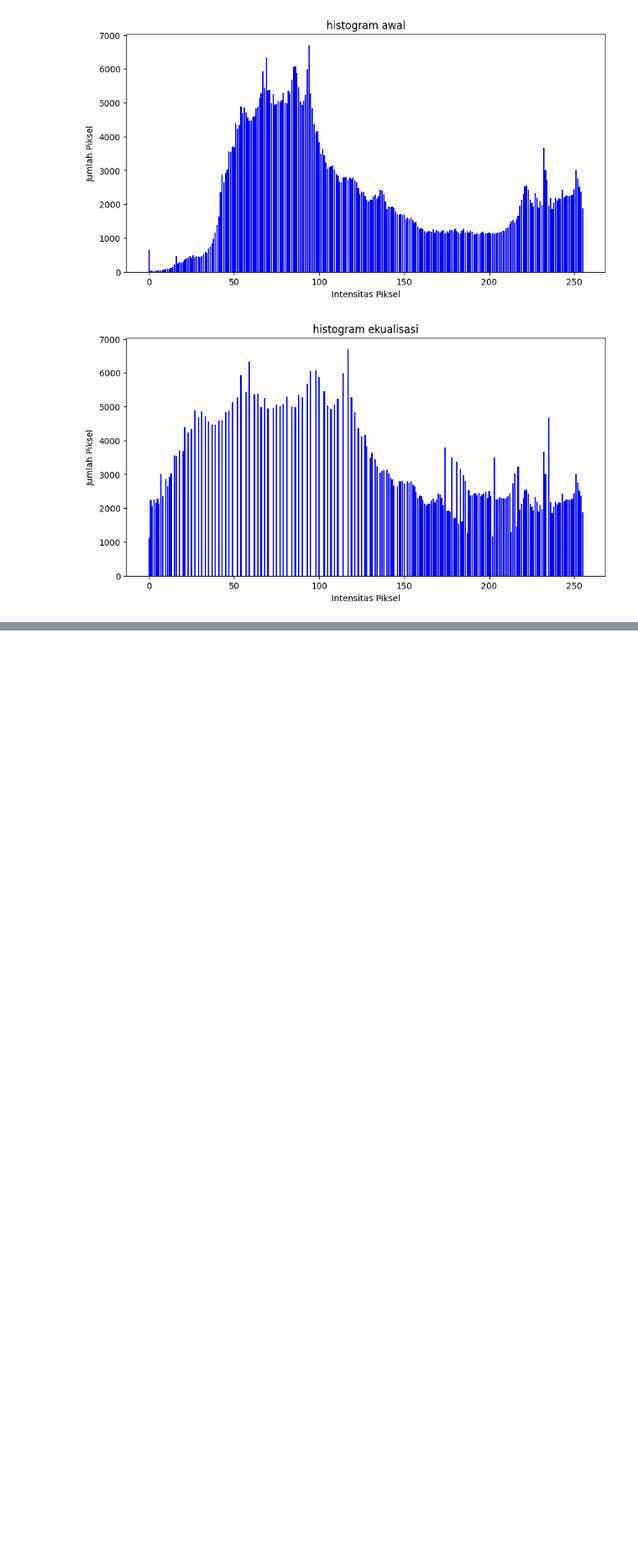
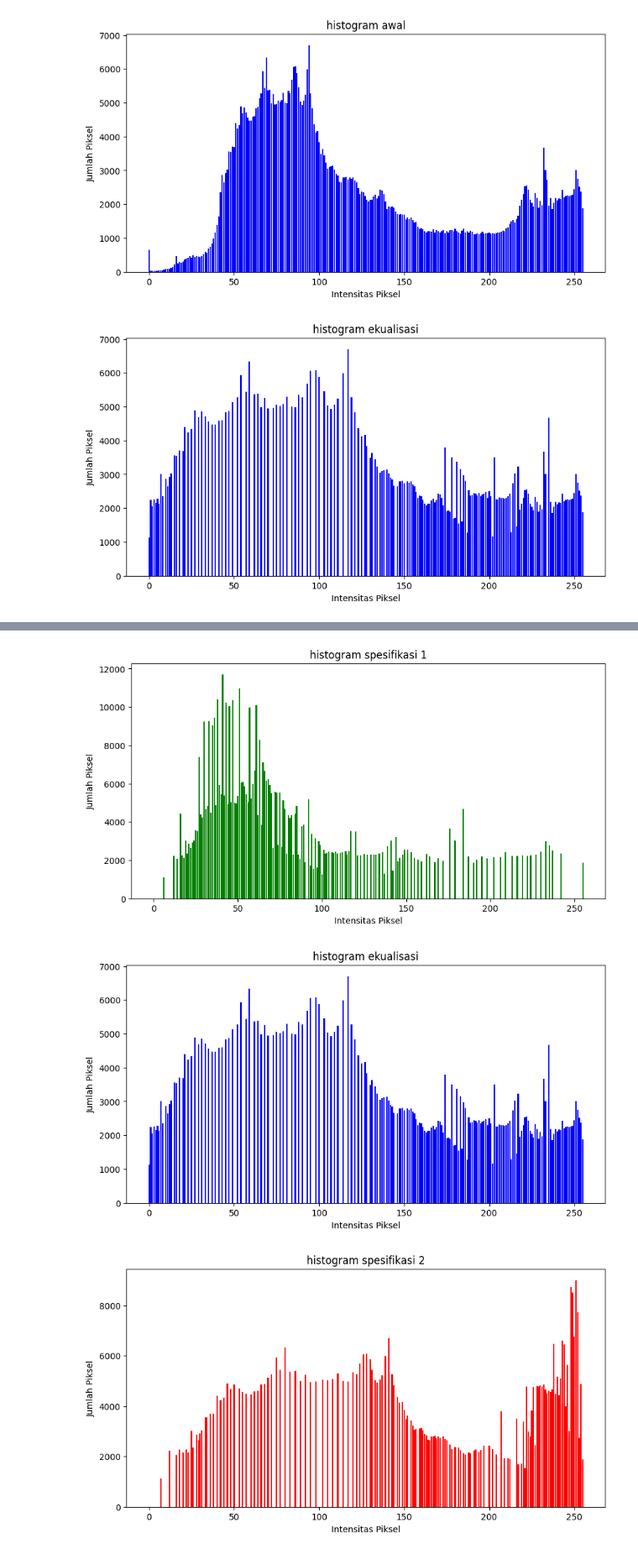
Before and after one commit to praktikum-pcd-2026/susulan-modul-2-muhammadizzul10, a Jupyter notebook: jurnalm2.ipynb, the cells around one changed output, grey strips where cells are left out. Shown at 84% size. Cells and saved outputs as stored; diff of their text form; code cells hidden in the pictures; blank space fills up the shorter version.

```diff
--- a/jurnalm2.ipynb
+++ b/jurnalm2.ipynb
@@ -101,0 +262,11 @@ histoTarget1 = tampil_histogram("target 1.csv")
+# %%
+histoSpesifik1 = buat_hist(spesifik1)
+plot_histoSpesifik1 = plot_histogram(histoSpesifik1, "histogram spesifikasi 1", "green")
+histoEkual = buat_hist(waterEkualisai)
+plot_histoEqual = plot_histogram(histoEkual, "histogram ekualisasi", "blue")
+histoSpesifik2 = buat_hist(spesifik2)
+plot_histoSpesifik2 = plot_histogram(histoSpesifik2, "histogram spesifikasi 2", "red")
+# %% [output]
+[figure, added]
+[figure, added]
+[figure, added]
```
Also changed, not shown: parts of 31 cells of this notebook.
